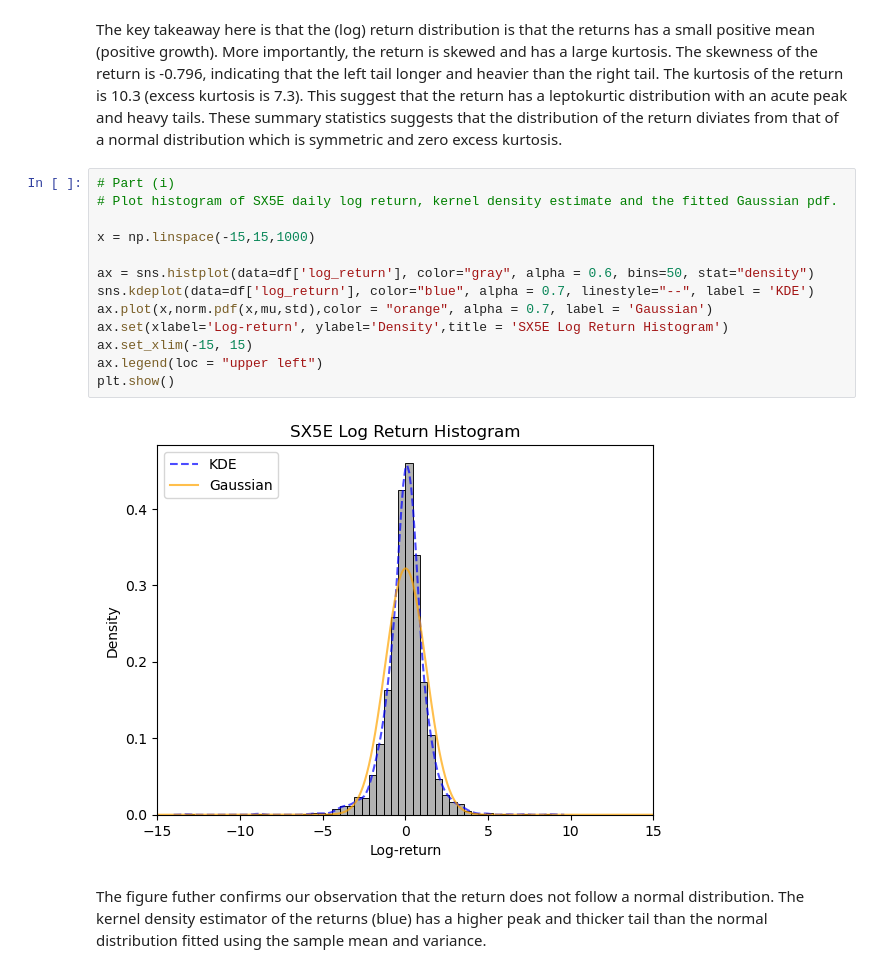
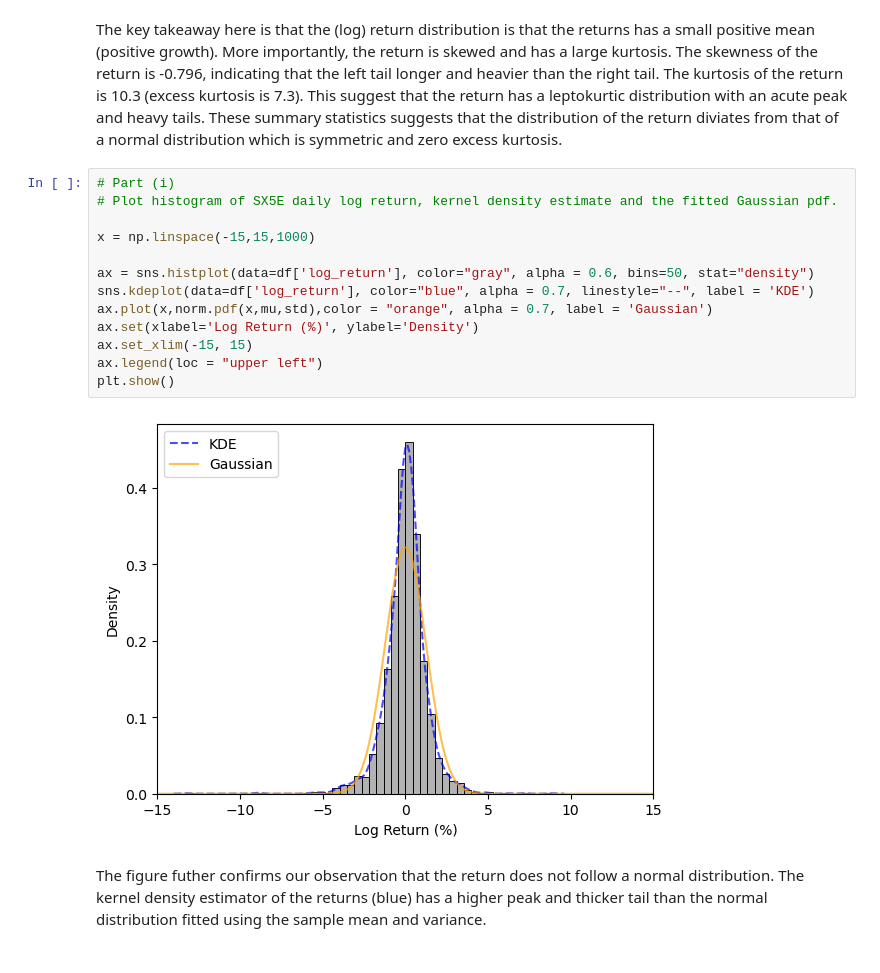
Before and after one commit to yibo-wang-25/QRM_Coursework_1, a Jupyter notebook: Part_A/code.ipynb, the cells around one changed output. Cells and saved outputs as stored; diff of their text form.

```diff
--- a/Part_A/code.ipynb
+++ b/Part_A/code.ipynb
@@ -61,18 +49,18 @@ The key takeaway here is that the (log) return distribution is that the returns
 # %%
 # Part (i)
 # Plot histogram of SX5E daily log return, kernel density estimate and the fitted Gaussian pdf.
 
 x = np.linspace(-15,15,1000)
 
 ax = sns.histplot(data=df['log_return'], color="gray", alpha = 0.6, bins=50, stat="density")
 sns.kdeplot(data=df['log_return'], color="blue", alpha = 0.7, linestyle="--", label = 'KDE')
 ax.plot(x,norm.pdf(x,mu,std),color = "orange", alpha = 0.7, label = 'Gaussian')
-ax.set(xlabel='Log-return', ylabel='Density',title = 'SX5E Log Return Histogram')
+ax.set(xlabel='Log Return (%)', ylabel='Density')
 ax.set_xlim(-15, 15)
 ax.legend(loc = "upper left")
 plt.show()
 # %% [output]
-[figure, old version]
+[figure, new version]
 # %% [markdown]
 The figure futher confirms our observation that the return does not follow a normal distribution. The kernel density estimator of the returns (blue) has a higher peak and thicker tail than the normal distribution fitted using the sample mean and variance.
 # %%
```
Also changed, not shown: parts of 27 cells of this notebook, 18 other files.
